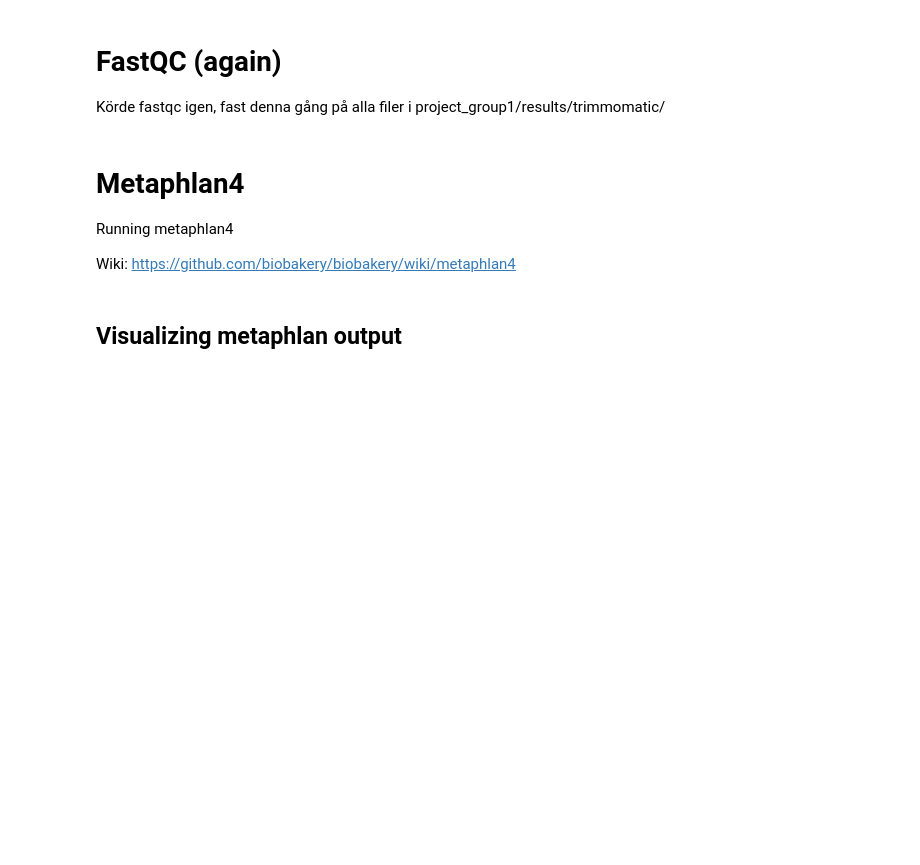
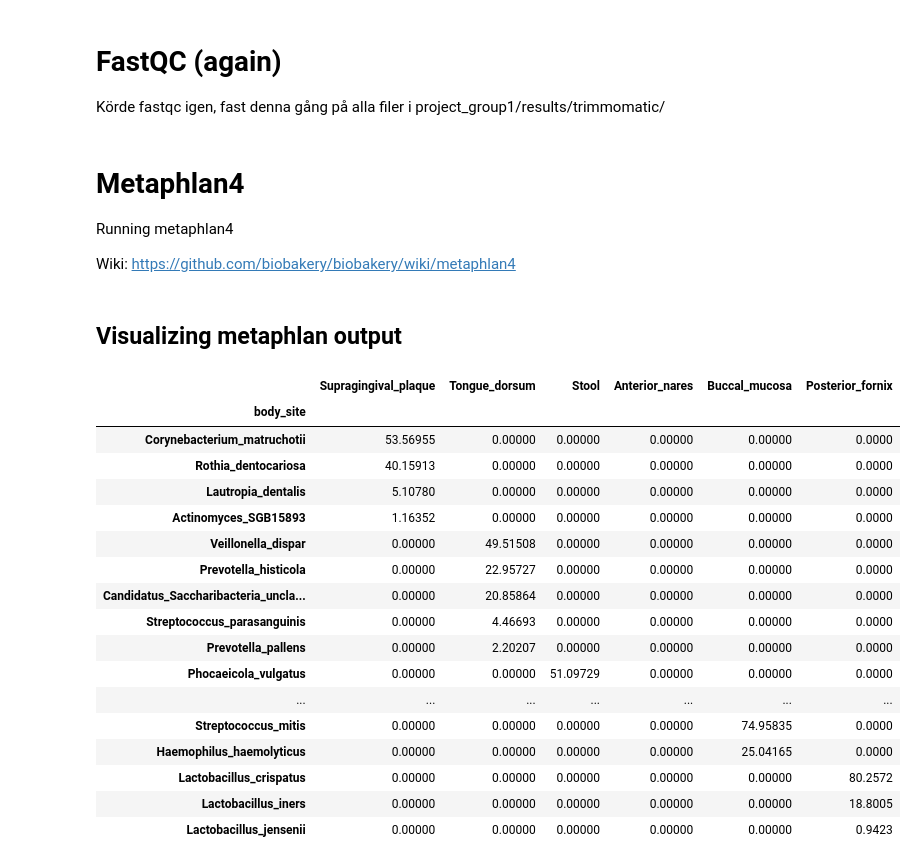
Before and after one commit to blomfelt/BBT045_Project, a Jupyter notebook: Project_group1.ipynb, the cells around one changed output. Drawn from its saved outputs; the diff is of its cells as text; code cells hidden in the pictures; blank space fills up the shorter version.

```diff
--- a/Project_group1.ipynb
+++ b/Project_group1.ipynb
@@ -181 +182,29 @@ grep -E "s__|SRS" merged_abundance_table.txt \
 #todo förbättra kommentarer ovan, se ref:s för mer info
+# %%
+import pandas as pd
+species_file = "merged_abundance_table_species_test.txt"
+# Tab separated, first row column names, first column row names
+species_df = pd.read_csv(species_file, sep='\t', header=0, index_col=0)
+
+species_df.head(25)
+
+#todo MERGE
+# %% [output]
+|  | Supragingival_plaque | Tongue_dorsum | Stool | Anterior_nares | Buccal_mucosa | Posterior_fornix |
+| body_site |  |  |  |  |  |  |
+| Corynebacterium_matruchotii | 53.56955 | 0.00000 | 0.00000 | 0.00000 | 0.00000 | 0.0000 |
+| Rothia_dentocariosa | 40.15913 | 0.00000 | 0.00000 | 0.00000 | 0.00000 | 0.0000 |
+| Lautropia_dentalis | 5.10780 | 0.00000 | 0.00000 | 0.00000 | 0.00000 | 0.0000 |
+| Actinomyces_SGB15893 | 1.16352 | 0.00000 | 0.00000 | 0.00000 | 0.00000 | 0.0000 |
+| Veillonella_dispar | 0.00000 | 49.51508 | 0.00000 | 0.00000 | 0.00000 | 0.0000 |
+| Prevotella_histicola | 0.00000 | 22.95727 | 0.00000 | 0.00000 | 0.00000 | 0.0000 |
+| Candidatus_Saccharibacteria_uncla... | 0.00000 | 20.85864 | 0.00000 | 0.00000 | 0.00000 | 0.0000 |
+| Streptococcus_parasanguinis | 0.00000 | 4.46693 | 0.00000 | 0.00000 | 0.00000 | 0.0000 |
+| Prevotella_pallens | 0.00000 | 2.20207 | 0.00000 | 0.00000 | 0.00000 | 0.0000 |
+| Phocaeicola_vulgatus | 0.00000 | 0.00000 | 51.09729 | 0.00000 | 0.00000 | 0.0000 |
+| ... | ... | ... | ... | ... | ... | ... |
+| Streptococcus_mitis | 0.00000 | 0.00000 | 0.00000 | 0.00000 | 74.95835 | 0.0000 |
+| Haemophilus_haemolyticus | 0.00000 | 0.00000 | 0.00000 | 0.00000 | 25.04165 | 0.0000 |
+| Lactobacillus_crispatus | 0.00000 | 0.00000 | 0.00000 | 0.00000 | 0.00000 | 80.2572 |
+| Lactobacillus_iners | 0.00000 | 0.00000 | 0.00000 | 0.00000 | 0.00000 | 18.8005 |
+| Lactobacillus_jensenii | 0.00000 | 0.00000 | 0.00000 | 0.00000 | 0.00000 | 0.9423 |
```
Also changed, not shown: parts of 4 cells of this notebook, 1 other file.
